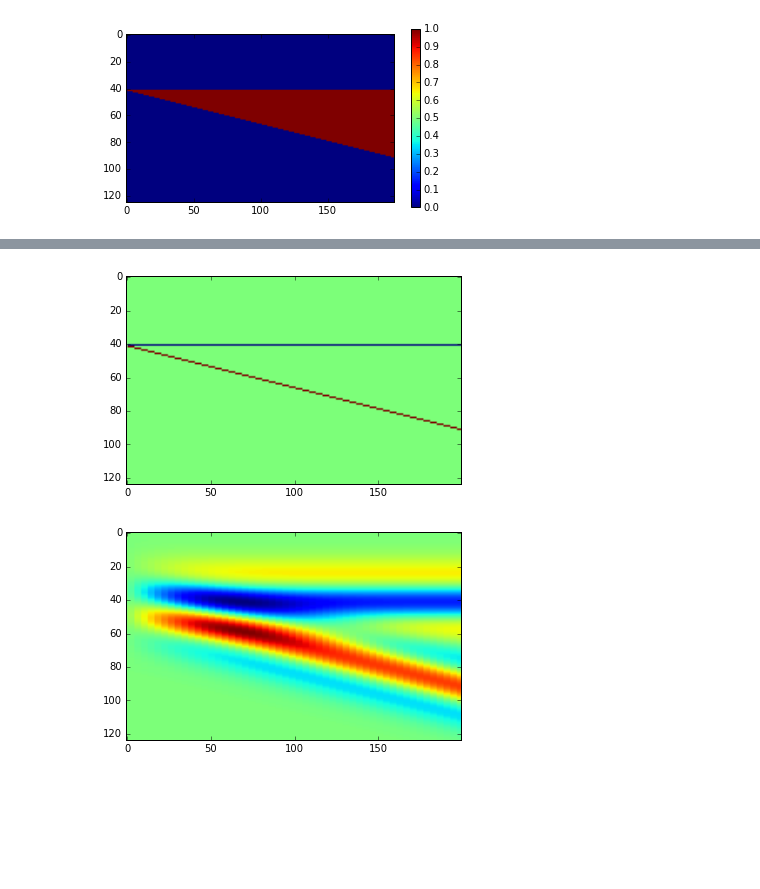
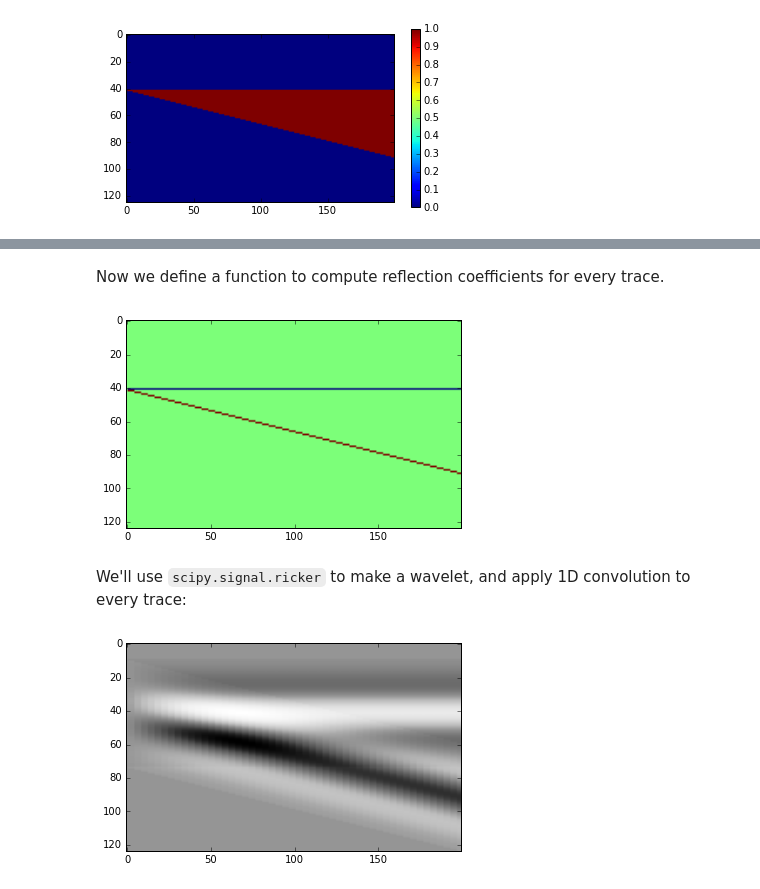
Before and after one commit to ymustc/geocomputing, a Jupyter notebook: notebooks/Synthetic_wedge.ipynb, the cells around one changed output, grey strips where cells are left out. Drawn from its saved outputs; the diff is of its cells as text; code cells hidden in the pictures; blank space fills up the shorter version.

```diff
--- a/notebooks/Synthetic_wedge.ipynb
+++ b/notebooks/Synthetic_wedge.ipynb
@@ -35,30 +38,32 @@ earth = np.take(rocks, model.astype(int), axis=0)
 # %%
 imp = np.apply_along_axis(np.product, -1, earth)
+# %% [markdown]
+Now we define a function to compute reflection coefficients for every trace.
 # %%
 def make_rc(imp):
-    upper = imp[:-1, :]
-    lower = imp[1:, :]
+    upper = imp[ :-1, :]
+    lower = imp[1:  , :]
 
     return (lower - upper) / (lower + upper)
 
 rc = make_rc(imp)
+plt.imshow(rc)
+plt.show()
+# %% [output]
+[figure, added]
-# %%
-plt.imshow(rc)
-plt.show()
-# %% [output]
-[figure, removed]
+# %% [markdown]
+We'll use `scipy.signal.ricker` to make a wavelet, and apply 1D convolution to every trace:
 # %%
 from scipy.signal import ricker
 
-points = 80
 f = 25
+wavelet = ricker(64, 1000/(4*f))
 
-wavelet = ricker(points, 1000/(4*f))
-wavelet = wavelet / max(wavelet)
+synth = np.apply_along_axis(lambda t: np.convolve(t, wavelet, mode='same'),
+                            axis=0,
+                            arr=rc)
 
-synth = np.apply_along_axis(lambda t: np.convolve(t, wavelet, mode='same'), axis=0, arr=rc)
-
-plt.imshow(synth)
+plt.imshow(synth, cmap="Greys")
 plt.show()
 # %% [output]
-[figure, old version]
+[figure, new version]
```
Also changed, not shown: parts of 4 cells of this notebook.
